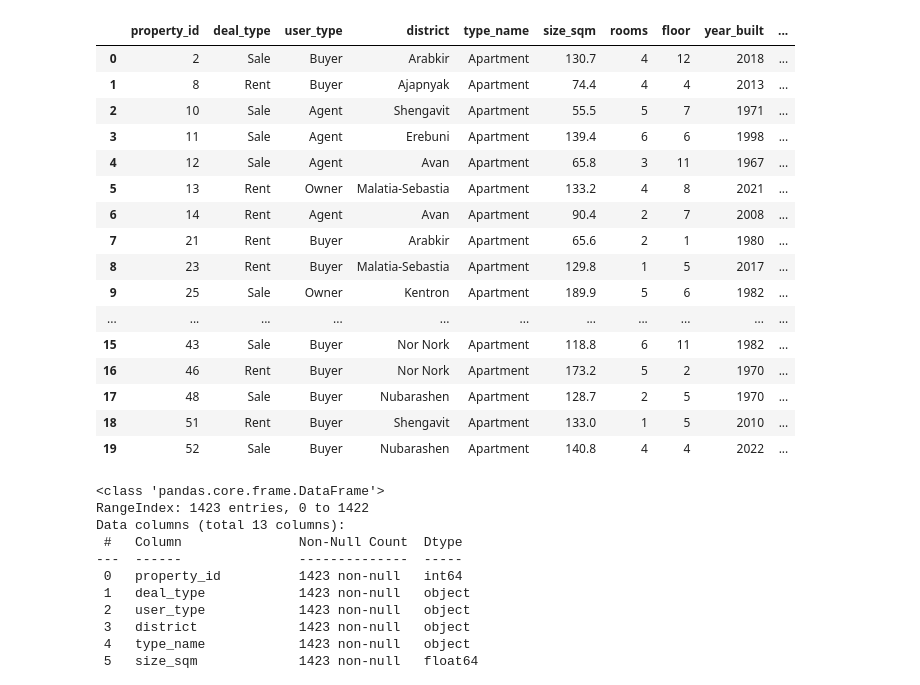
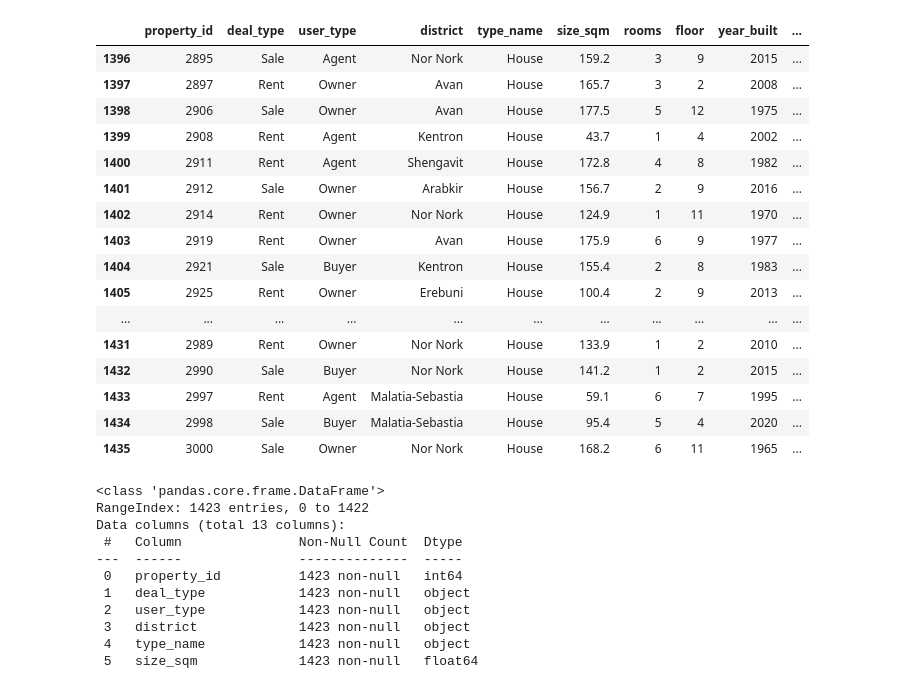
Before and after one commit to DS-223/Group-4, a Jupyter notebook: myapp/model/example.ipynb, the cells around one changed output. Drawn from its saved outputs; the diff is of its cells as text; code cells hidden in the pictures.

```diff
--- a/myapp/model/example.ipynb
+++ b/myapp/model/example.ipynb
@@ -6,25 +6,25 @@ from sklearn.ensemble import RandomForestRegressor
 from sklearn.metrics import mean_absolute_error, mean_squared_error, r2_score
 # %%
 df = pd.read_csv('../etl/data/property_ml_ready.csv')
-df.head(20)
+df.tail(40)
 # %% [output]
 |  | property_id | deal_type | user_type | district | type_name | size_sqm | rooms | floor | year_built | ... |
-| 0 | 2 | Sale | Buyer | Arabkir | Apartment | 130.7 | 4 | 12 | 2018 | ... |
-| 1 | 8 | Rent | Buyer | Ajapnyak | Apartment | 74.4 | 4 | 4 | 2013 | ... |
-| 2 | 10 | Sale | Agent | Shengavit | Apartment | 55.5 | 5 | 7 | 1971 | ... |
-| 3 | 11 | Sale | Agent | Erebuni | Apartment | 139.4 | 6 | 6 | 1998 | ... |
-| 4 | 12 | Sale | Agent | Avan | Apartment | 65.8 | 3 | 11 | 1967 | ... |
-| 5 | 13 | Rent | Owner | Malatia-Sebastia | Apartment | 133.2 | 4 | 8 | 2021 | ... |
-| 6 | 14 | Rent | Agent | Avan | Apartment | 90.4 | 2 | 7 | 2008 | ... |
-| 7 | 21 | Rent | Buyer | Arabkir | Apartment | 65.6 | 2 | 1 | 1980 | ... |
-| 8 | 23 | Rent | Buyer | Malatia-Sebastia | Apartment | 129.8 | 1 | 5 | 2017 | ... |
-| 9 | 25 | Sale | Owner | Kentron | Apartment | 189.9 | 5 | 6 | 1982 | ... |
+| 1396 | 2895 | Sale | Agent | Nor Nork | House | 159.2 | 3 | 9 | 2015 | ... |
+| 1397 | 2897 | Rent | Owner | Avan | House | 165.7 | 3 | 2 | 2008 | ... |
+| 1398 | 2906 | Sale | Owner | Avan | House | 177.5 | 5 | 12 | 1975 | ... |
+| 1399 | 2908 | Rent | Agent | Kentron | House | 43.7 | 1 | 4 | 2002 | ... |
+| 1400 | 2911 | Rent | Agent | Shengavit | House | 172.8 | 4 | 8 | 1982 | ... |
+| 1401 | 2912 | Sale | Owner | Arabkir | House | 156.7 | 2 | 9 | 2016 | ... |
+| 1402 | 2914 | Rent | Owner | Nor Nork | House | 124.9 | 1 | 11 | 1970 | ... |
+| 1403 | 2919 | Rent | Owner | Avan | House | 175.9 | 6 | 9 | 1977 | ... |
+| 1404 | 2921 | Sale | Buyer | Kentron | House | 155.4 | 2 | 8 | 1983 | ... |
+| 1405 | 2925 | Rent | Owner | Erebuni | House | 100.4 | 2 | 9 | 2013 | ... |
 | ... | ... | ... | ... | ... | ... | ... | ... | ... | ... | ... |
-| 15 | 43 | Sale | Buyer | Nor Nork | Apartment | 118.8 | 6 | 11 | 1982 | ... |
-| 16 | 46 | Rent | Buyer | Nor Nork | Apartment | 173.2 | 5 | 2 | 1970 | ... |
-| 17 | 48 | Sale | Buyer | Nubarashen | Apartment | 128.7 | 2 | 5 | 1970 | ... |
-| 18 | 51 | Rent | Buyer | Shengavit | Apartment | 133.0 | 1 | 5 | 2010 | ... |
-| 19 | 52 | Sale | Buyer | Nubarashen | Apartment | 140.8 | 4 | 4 | 2022 | ... |
+| 1431 | 2989 | Rent | Owner | Nor Nork | House | 133.9 | 1 | 2 | 2010 | ... |
+| 1432 | 2990 | Sale | Buyer | Nor Nork | House | 141.2 | 1 | 2 | 2015 | ... |
+| 1433 | 2997 | Rent | Agent | Malatia-Sebastia | House | 59.1 | 6 | 7 | 1995 | ... |
+| 1434 | 2998 | Sale | Buyer | Malatia-Sebastia | House | 95.4 | 5 | 4 | 2020 | ... |
+| 1435 | 3000 | Sale | Owner | Nor Nork | House | 168.2 | 6 | 11 | 1965 | ... |
 # %%
 df.info()
 # %% [output]
```
Also changed, not shown: parts of 1 cell of this notebook, 19 other files.
